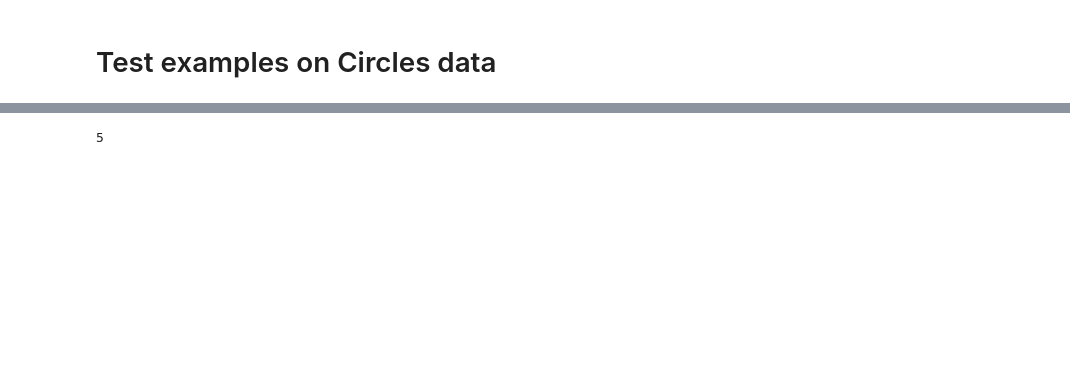
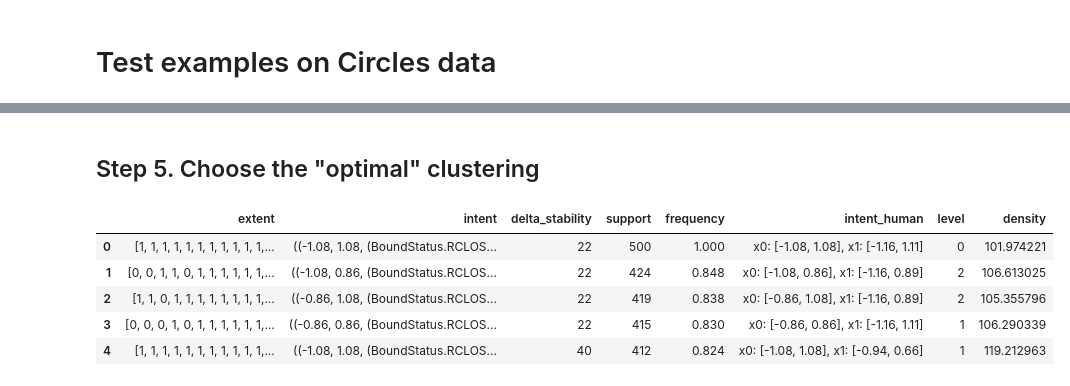
Before and after one commit to EgorDudyrev/Paper_StablePatternClustering, a Jupyter notebook: notebooks/5.09_Clustering_pipeline_RareItemset.ipynb, the cells around one changed output, grey strips where cells are left out. Cells and saved outputs as stored; diff of their text form; code cells hidden in the pictures; blank space fills up the shorter version.

```diff
--- a/notebooks/5.09_Clustering_pipeline_RareItemset.ipynb
+++ b/notebooks/5.09_Clustering_pipeline_RareItemset.ipynb
@@ -23,6 +25,3 @@ noisy_circles = datasets.make_circles(
     n_samples=n_samples, factor=0.5, noise=0.05, random_state=seed
 )
 X, y = noisy_circles
-# %%
-blobs = datasets.make_blobs(n_samples=n_samples, random_state=seed)
-X, y = blobs
@@ -82,8 +100,15 @@ Wall time: 2.35 s
-# %%
-print(max(map(len, clusterings)))
-# %% [output]
-5
+# %% [markdown]
+## Step 5. Choose the "optimal" clustering
 # %%
 clib = reload(clib)
 # %%
-concepts_dict = clib.mine_clusters_info(sparse_extents, attr_extents, ps, data, 0, 1)
+concepts_dict = clib.mine_clusters_info(sparse_extents, attr_extents, ps, data)
+concepts_df = pd.DataFrame(concepts_dict)
+concepts_df.head()
+# %% [output]
+|  | extent | intent | delta_stability | support | frequency | intent_human | level | density |
+| 0 | [1, 1, 1, 1, 1, 1, 1, 1, 1, 1, 1,... | ((-1.08, 1.08, (BoundStatus.RCLOS... | 22 | 500 | 1.000 | x0: [-1.08, 1.08], x1: [-1.16, 1.11] | 0 | 101.974221 |
+| 1 | [0, 0, 1, 1, 0, 1, 1, 1, 1, 1, 1,... | ((-1.08, 0.86, (BoundStatus.RCLOS... | 22 | 424 | 0.848 | x0: [-1.08, 0.86], x1: [-1.16, 0.89] | 2 | 106.613025 |
+| 2 | [1, 1, 0, 1, 1, 1, 1, 1, 1, 1, 1,... | ((-0.86, 1.08, (BoundStatus.RCLOS... | 22 | 419 | 0.838 | x0: [-0.86, 1.08], x1: [-1.16, 0.89] | 2 | 105.355796 |
+| 3 | [0, 0, 0, 1, 0, 1, 1, 1, 1, 1, 1,... | ((-0.86, 0.86, (BoundStatus.RCLOS... | 22 | 415 | 0.830 | x0: [-0.86, 0.86], x1: [-1.16, 1.11] | 1 | 106.290339 |
+| 4 | [1, 1, 1, 1, 1, 1, 1, 1, 1, 1, 1,... | ((-1.08, 1.08, (BoundStatus.RCLOS... | 40 | 412 | 0.824 | x0: [-1.08, 1.08], x1: [-0.94, 0.66] | 1 | 119.212963 |
```
Also changed, not shown: parts of 27 cells of this notebook, 1 other file.
